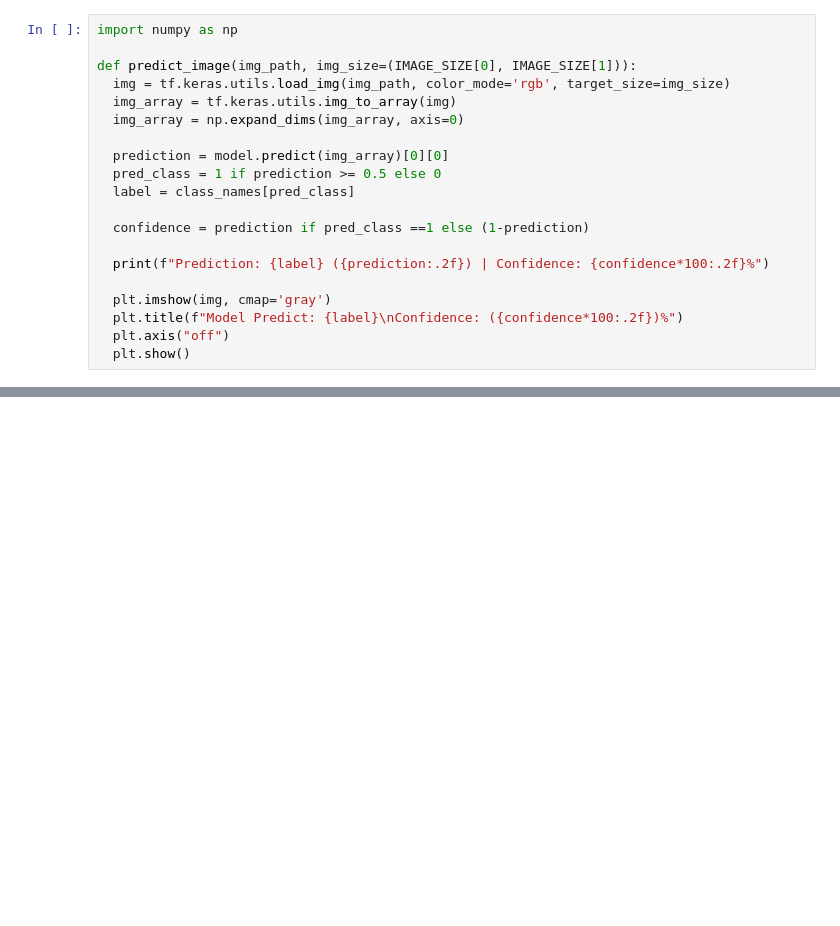
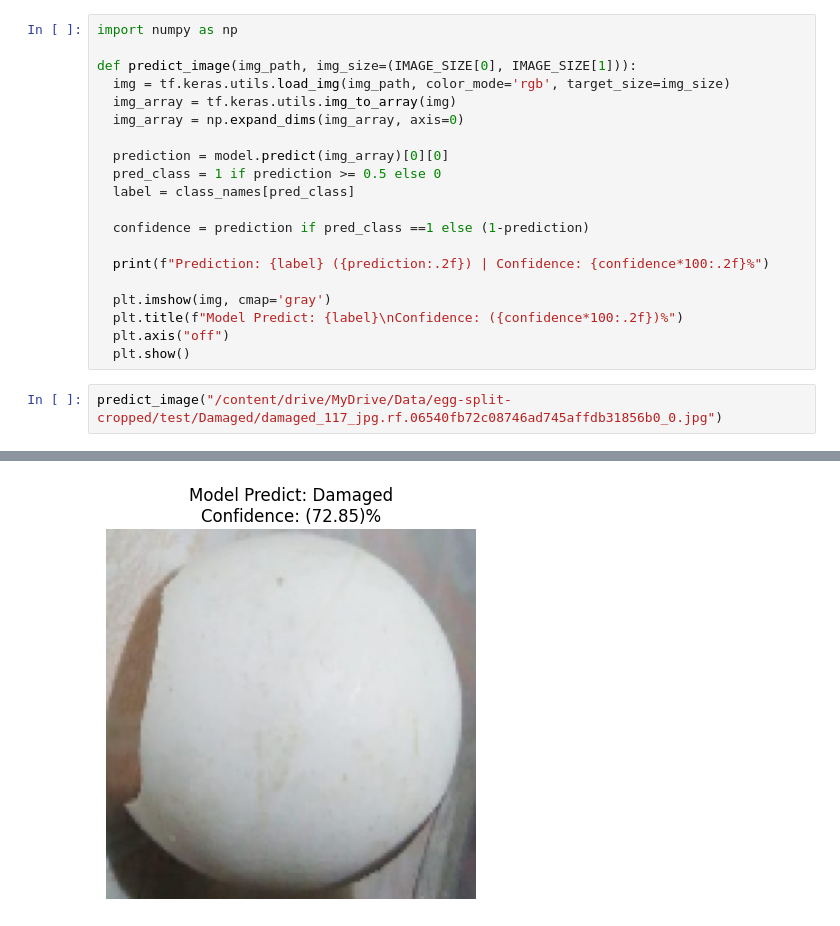
Before and after one commit to tuandung1625/Deep-learning---egg-detection, a Jupyter notebook: Model/ntdung/egg_detection.ipynb, the cells around one changed output, grey strips where cells are left out. Saved outputs shown, nothing was run; the diff lists cells and outputs as text; blank space fills up the shorter version.

```diff
--- a/Model/ntdung/egg_detection.ipynb
+++ b/Model/ntdung/egg_detection.ipynb
@@ -272,3 +232,6 @@ def predict_image(img_path, img_size=(IMAGE_SIZE[0], IMAGE_SIZE[1])):
   plt.title(f"Model Predict: {label}\nConfidence: ({confidence*100:.2f})%")
   plt.axis("off")
   plt.show()
+# %%
+predict_image("/content/drive/MyDrive/Data/egg-split-cropped/test/Damaged/damaged_117_jpg.rf.06540fb72c08746ad745affdb31856b0_0.jpg")
+# %% [output]
@@ -275 +240,2 @@ def predict_image(img_path, img_size=(IMAGE_SIZE[0], IMAGE_SIZE[1])):
+[figure, added]
 # %%
```
Also changed, not shown: parts of 16 cells of this notebook.
